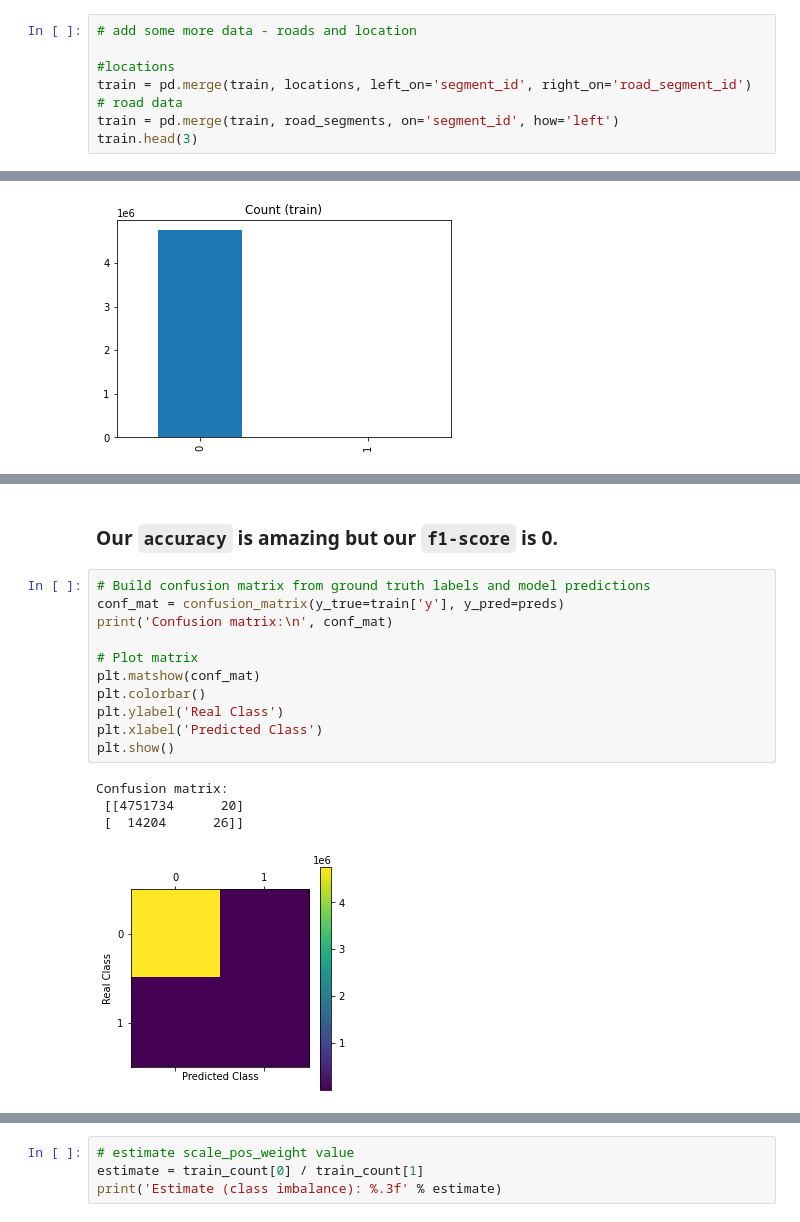
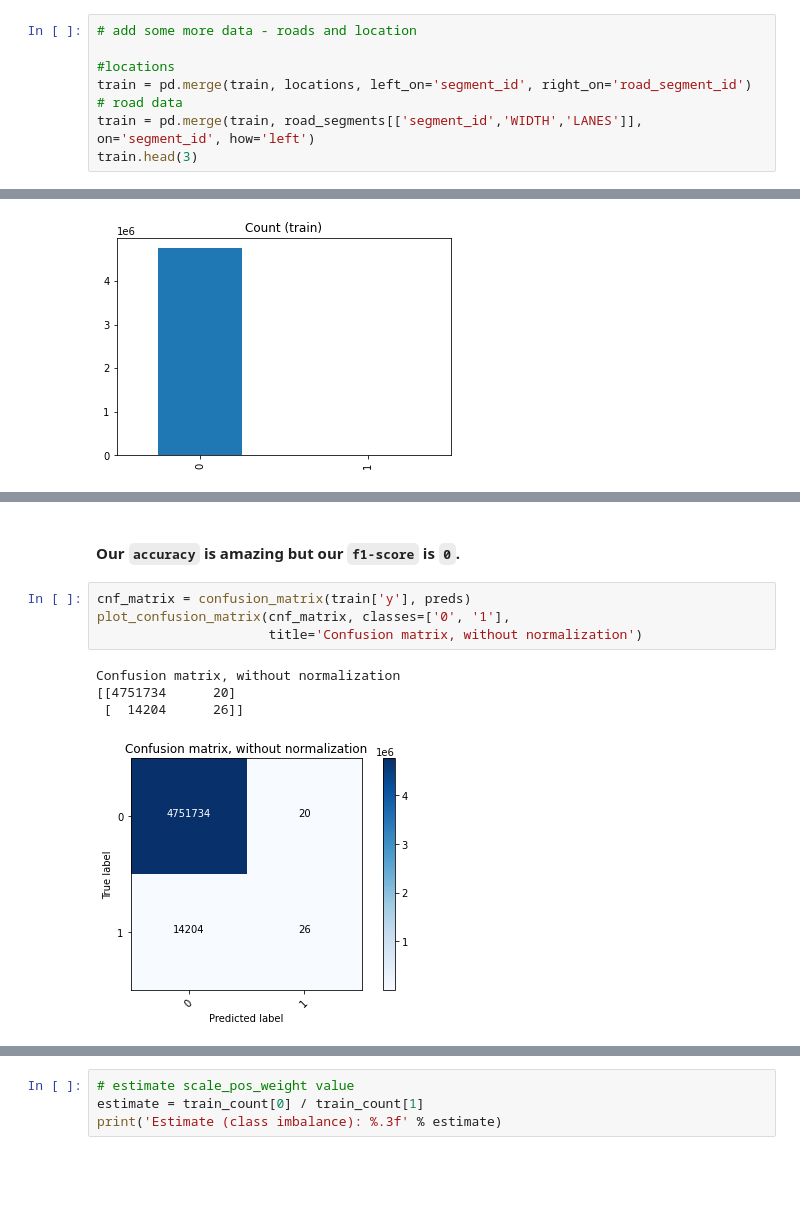
Before and after one commit to AdrianKriger/Zindi_SANRAL, a Jupyter notebook: 01_SimpleXGBClassifier.ipynb, the cells around one changed output, grey strips where cells are left out. Saved outputs shown, nothing was run; the diff lists cells and outputs as text; blank space fills up the shorter version.

````diff
--- a/01_SimpleXGBClassifier.ipynb
+++ b/01_SimpleXGBClassifier.ipynb
@@ -326,7 +355,7 @@ test['hour'] = test['datetime'].dt.hour
 #locations
 train = pd.merge(train, locations, left_on='segment_id', right_on='road_segment_id')
 # road data
-train = pd.merge(train, road_segments, on='segment_id', how='left')
+train = pd.merge(train, road_segments[['segment_id','WIDTH','LANES']], on='segment_id', how='left')
 train.head(3)
 # %% [output]
 |  | datetime x segment_id | datetime | segment_id | y | year | month | day | hour | longitude | ... |
@@ -390,21 +425,14 @@ Accuracy: 99.70%
 RMSE: 0.002984
 f1-score: 0.00%
 # %% [markdown]
-### Our ```accuracy``` is amazing but our ```f1-score``` is 0.
+#### Our ```accuracy``` is amazing but our ```f1-score``` is ```0```.
-# %%
-# Build confusion matrix from ground truth labels and model predictions
-conf_mat = confusion_matrix(y_true=train['y'], y_pred=preds)
-print('Confusion matrix:\n', conf_mat)
-
-# Plot matrix
-plt.matshow(conf_mat)
-plt.colorbar()
-plt.ylabel('Real Class')
-plt.xlabel('Predicted Class')
-plt.show()
-# %% [output]
-Confusion matrix:
- [[4751734      20]
- [  14204      26]]
-[figure, removed]
+# %%
+cnf_matrix = confusion_matrix(train['y'], preds)
+plot_confusion_matrix(cnf_matrix, classes=['0', '1'],
+                      title='Confusion matrix, without normalization')
+# %% [output]
+Confusion matrix, without normalization
+[[4751734      20]
+ [  14204      26]]
+[figure, added]
 # %% [markdown]
````
Also changed, not shown: parts of 36 cells of this notebook.
